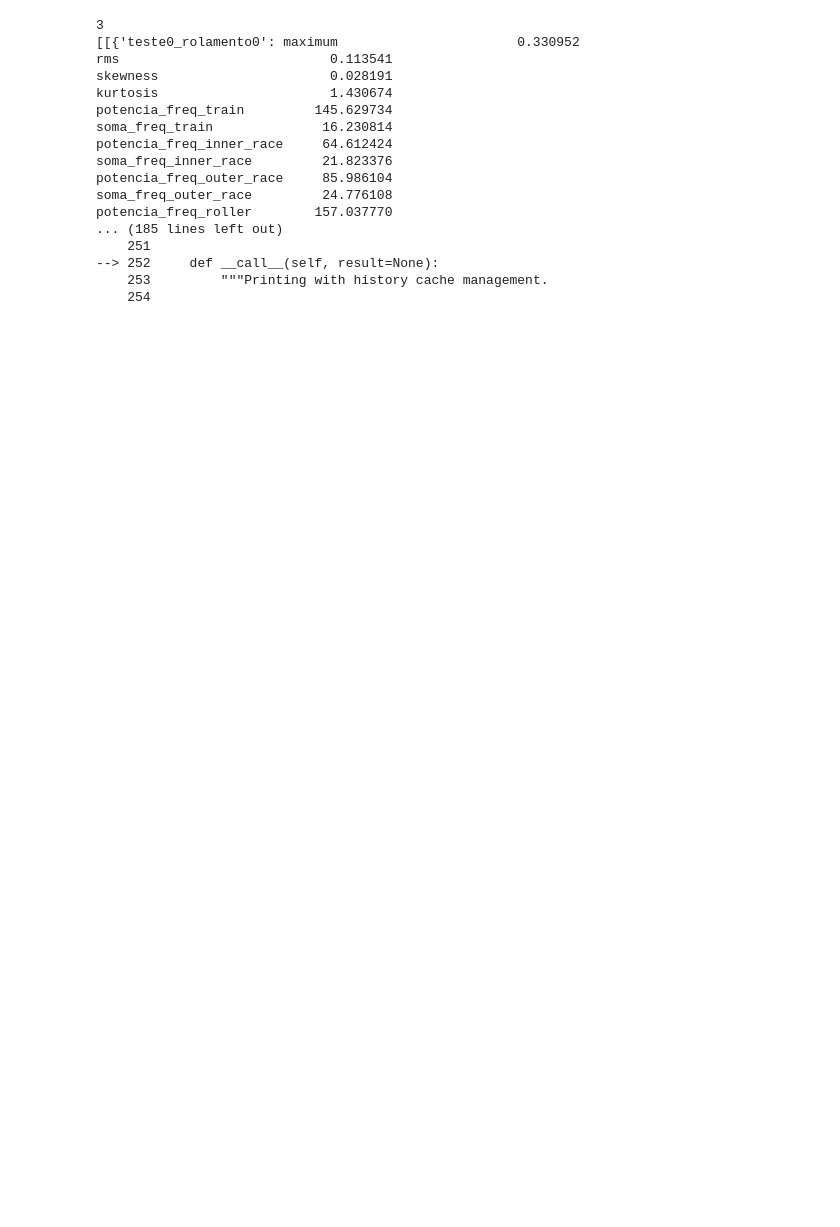
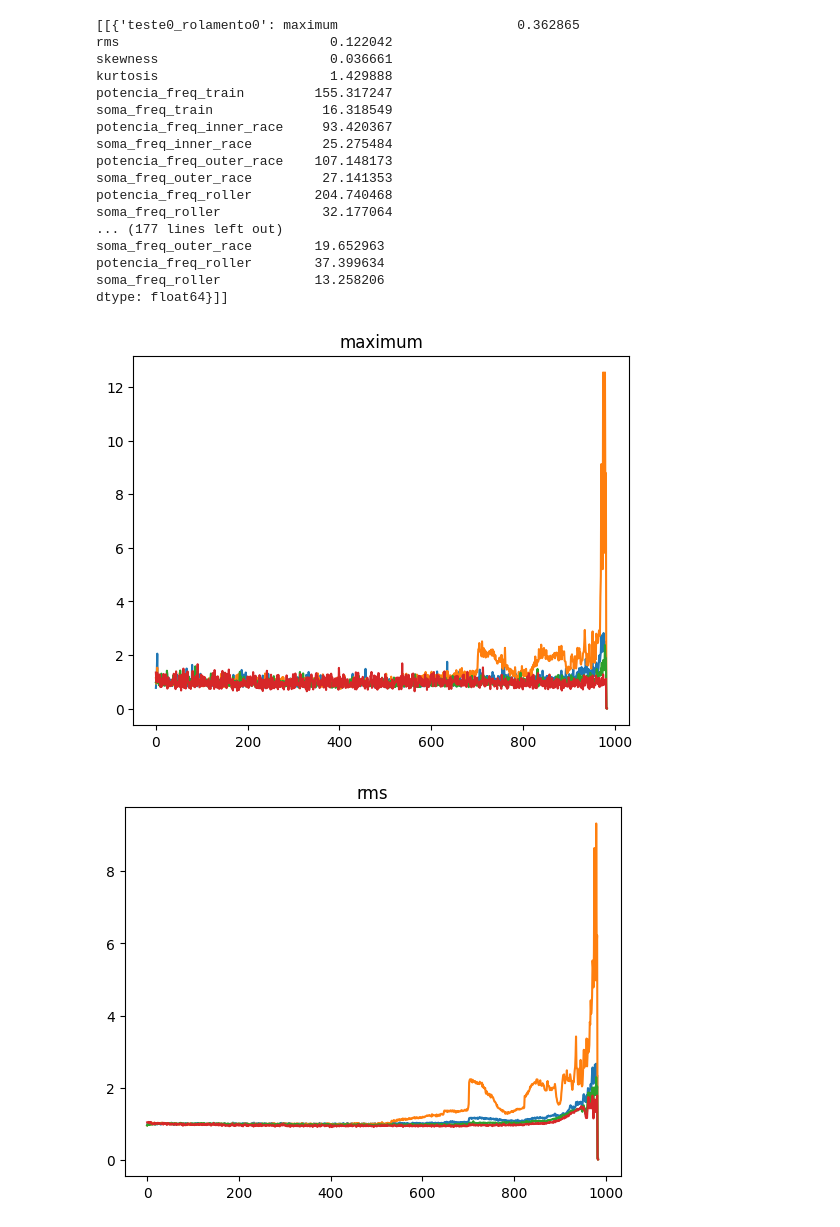
Before and after one commit to dossleo/ProjetoFinal_LeoanrdoPacheco_UFRJ_LAVI, a Jupyter notebook: run.ipynb, the cells around one changed output. Drawn from its saved outputs; the diff is of its cells as text; code cells hidden in the pictures; blank space fills up the shorter version.

```diff
--- a/run.ipynb
+++ b/run.ipynb
@@ -1,9 +75,6 @@
 # %%
-import models
 from models import indicadores_referencia
-import pandas as pd
-
-percentual_primeiras_medidas = 0.005
+percentual_primeiras_medidas = 0.1
 freq_referencia = 10
 no_ordens_frequencia = 1
 largura_banda = 2
@@ -17,25 +88,44 @@ Teste = indicadores_referencia.IndicadoresReferencia(percentual_primeiras_medida
                                                     freq_passa_baixa,
                                                     orden_filtro=5)
 
-dados = Teste.extrair()
-print(len(dados))
-print(dados)
-breakpoint()
+medias = Teste.extrair()
+print(medias)
 # %% [output]
-3
-[[{'teste0_rolamento0': maximum                       0.330952
-rms                           0.113541
-skewness                      0.028191
-kurtosis                      1.430674
-potencia_freq_train         145.629734
-soma_freq_train              16.230814
-potencia_freq_inner_race     64.612424
-soma_freq_inner_race         21.823376
-potencia_freq_outer_race     85.986104
-soma_freq_outer_race         24.776108
-potencia_freq_roller        157.037770
-... (185 lines left out)
-    251
---> 252     def __call__(self, result=None):
-    253         """Printing with history cache management.
-    254
+[[{'teste0_rolamento0': maximum                       0.362865
+rms                           0.122042
+skewness                      0.036661
+kurtosis                      1.429888
+potencia_freq_train         155.317247
+soma_freq_train              16.318549
+potencia_freq_inner_race     93.420367
+soma_freq_inner_race         25.275484
+potencia_freq_outer_race    107.148173
+soma_freq_outer_race         27.141353
+potencia_freq_roller        204.740468
+soma_freq_roller             32.177064
+... (177 lines left out)
+soma_freq_outer_race        19.652963
+potencia_freq_roller        37.399634
+soma_freq_roller            13.258206
+dtype: float64}]]
+# %%
+teste = 1
+filtrar = False
+
+for defeito in models.features:
+    for rolamento in range(4):
+        nome_teste = f'teste{teste}_rolamento{rolamento}'
+        referencia = medias[teste][rolamento][nome_teste][defeito]
+        df = df_rolamentos[rolamento][defeito]
+        df = df/referencia
+
+        if filtrar == True:
+            Filtro = filtro_passa_baixa.LowPassFilter(df,cutoff=2000)
+            df = Filtro.lowpass_filter()
+
+        plt.plot(range(len(df)),df)
+    plt.title(defeito)
+    plt.show()
+# %% [output]
+[figure, added]
+[figure, added]
```
Also changed, not shown: parts of 3 cells of this notebook, 21 other files.
